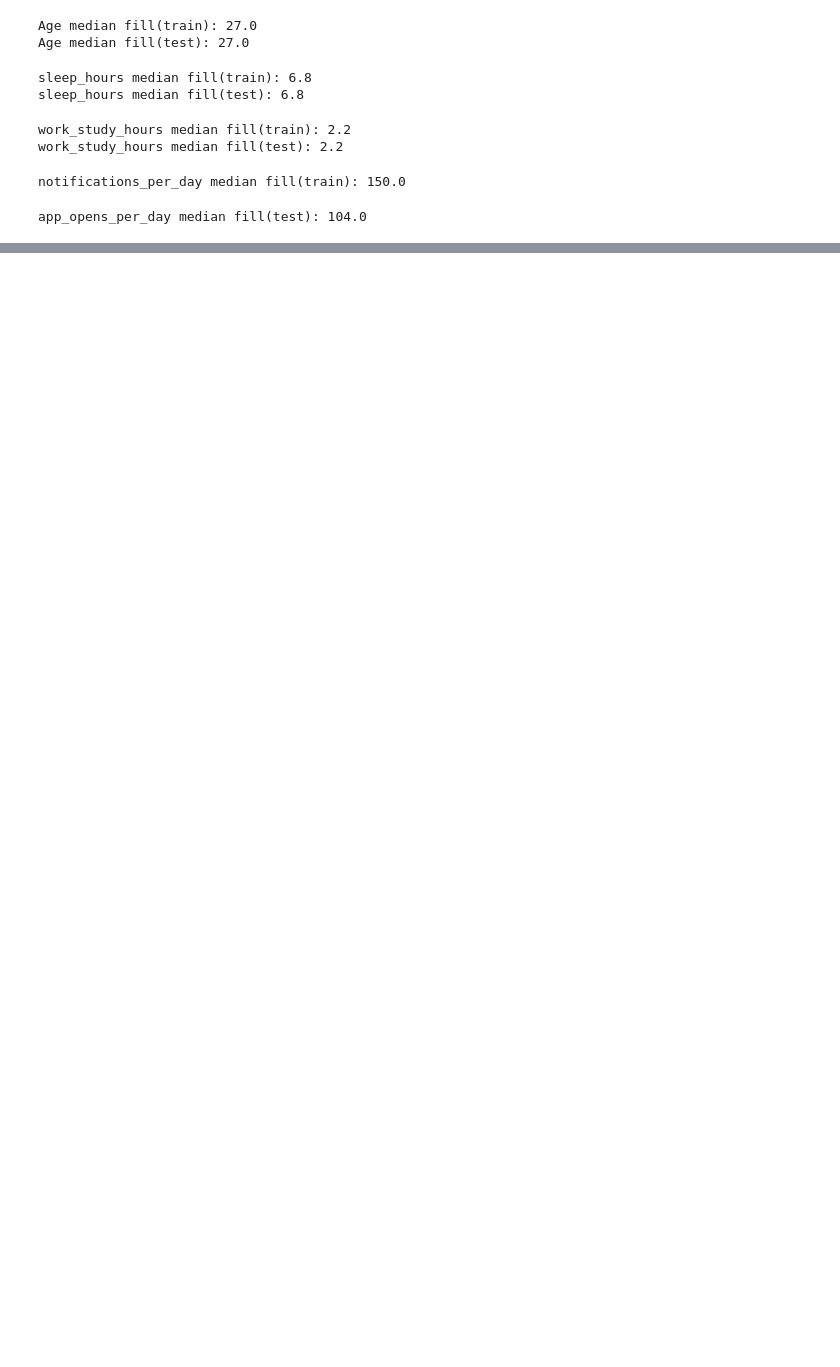
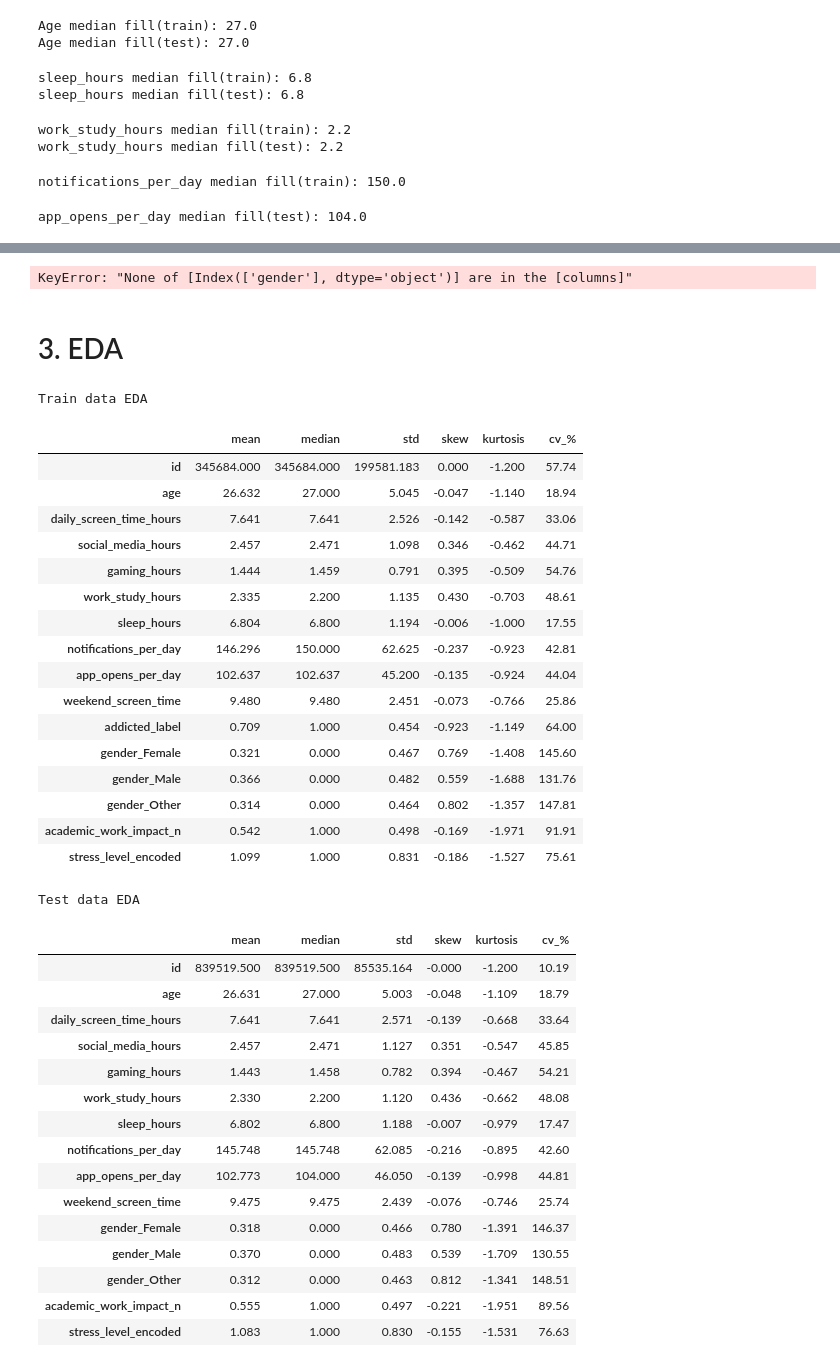
Before and after one commit to kamxsato/MIS444_Final_Project, a Jupyter notebook: 24104087_Final_Project.ipynb, the cells around one changed output, grey strips where cells are left out. Cells and saved outputs as stored; diff of their text form; code cells hidden in the pictures; blank space fills up the shorter version.

```diff
--- a/24104087_Final_Project.ipynb
+++ b/24104087_Final_Project.ipynb
@@ -272,0 +508,80 @@ test['notifications_per_day'] = KNNImputer(n_neighbors= 3, weights= "distance").
+# %%
+# 2.6 Encode Categorial data
+# 2.6.1 Encode gender using One-hot encoding
+
+train = pd.get_dummies(
+    train,
+    columns = ['gender'],
+    dtype=int
+)
+test = pd.get_dummies(
+    test,
+    columns = ['gender'],
+    dtype=int
+)
+# %% [output]
+KeyError: "None of [Index(['gender'], dtype='object')] are in the [columns]"
+# %%
+# 2.6.2 Encode stress_level using ordinal encoding
+
+train['stress_level_encoded'] = OrdinalEncoder(categories=[['Low', 'Medium', 'High']]).fit_transform(train[['stress_level']])
+test['stress_level_encoded'] = OrdinalEncoder(categories=[['Low', 'Medium', 'High']]).fit_transform(test[['stress_level']])
+# %%
+# 2.6.3 Encode academic_work_impact using label encoder
+
+train['academic_work_impact_n'] = LabelEncoder().fit_transform(train['academic_work_impact'])
+test['academic_work_impact_n'] = LabelEncoder().fit_transform(test['academic_work_impact'])
+# %% [markdown]
+# 3. EDA
+# %%
+# 3.1 Univariate
+num_cols_train = train.select_dtypes(include='number').columns.tolist()
+stats_train = train[num_cols_train].agg(['mean','median','std','skew']).T
+stats_train['kurtosis'] = train[num_cols_train].kurtosis()
+stats_train['cv_%'] = (train[num_cols_train].std() / train[num_cols_train].mean() * 100).round(2)
+
+num_cols_test = test.select_dtypes(include='number').columns.tolist()
+stats_test = test[num_cols_test].agg(['mean','median','std','skew']).T
+stats_test['kurtosis'] = test[num_cols_test].kurtosis()
+stats_test['cv_%'] = (test[num_cols_test].std() / test[num_cols_test].mean() * 100).round(2)
+
+print(f'Train data EDA')
+display(stats_train.round(3))
+print(f'Test data EDA')
+display(stats_test.round(3))
+# %% [output]
+Train data EDA
+|  | mean | median | std | skew | kurtosis | cv_% |
+| id | 345684.000 | 345684.000 | 199581.183 | 0.000 | -1.200 | 57.74 |
+| age | 26.632 | 27.000 | 5.045 | -0.047 | -1.140 | 18.94 |
+| daily_screen_time_hours | 7.641 | 7.641 | 2.526 | -0.142 | -0.587 | 33.06 |
+| social_media_hours | 2.457 | 2.471 | 1.098 | 0.346 | -0.462 | 44.71 |
+| gaming_hours | 1.444 | 1.459 | 0.791 | 0.395 | -0.509 | 54.76 |
+| work_study_hours | 2.335 | 2.200 | 1.135 | 0.430 | -0.703 | 48.61 |
+| sleep_hours | 6.804 | 6.800 | 1.194 | -0.006 | -1.000 | 17.55 |
+| notifications_per_day | 146.296 | 150.000 | 62.625 | -0.237 | -0.923 | 42.81 |
+| app_opens_per_day | 102.637 | 102.637 | 45.200 | -0.135 | -0.924 | 44.04 |
+| weekend_screen_time | 9.480 | 9.480 | 2.451 | -0.073 | -0.766 | 25.86 |
+| addicted_label | 0.709 | 1.000 | 0.454 | -0.923 | -1.149 | 64.00 |
+| gender_Female | 0.321 | 0.000 | 0.467 | 0.769 | -1.408 | 145.60 |
+| gender_Male | 0.366 | 0.000 | 0.482 | 0.559 | -1.688 | 131.76 |
+| gender_Other | 0.314 | 0.000 | 0.464 | 0.802 | -1.357 | 147.81 |
+| academic_work_impact_n | 0.542 | 1.000 | 0.498 | -0.169 | -1.971 | 91.91 |
+| stress_level_encoded | 1.099 | 1.000 | 0.831 | -0.186 | -1.527 | 75.61 |
+Test data EDA
+|  | mean | median | std | skew | kurtosis | cv_% |
+| id | 839519.500 | 839519.500 | 85535.164 | -0.000 | -1.200 | 10.19 |
+| age | 26.631 | 27.000 | 5.003 | -0.048 | -1.109 | 18.79 |
+| daily_screen_time_hours | 7.641 | 7.641 | 2.571 | -0.139 | -0.668 | 33.64 |
+| social_media_hours | 2.457 | 2.471 | 1.127 | 0.351 | -0.547 | 45.85 |
+| gaming_hours | 1.443 | 1.458 | 0.782 | 0.394 | -0.467 | 54.21 |
+| work_study_hours | 2.330 | 2.200 | 1.120 | 0.436 | -0.662 | 48.08 |
+| sleep_hours | 6.802 | 6.800 | 1.188 | -0.007 | -0.979 | 17.47 |
+| notifications_per_day | 145.748 | 145.748 | 62.085 | -0.216 | -0.895 | 42.60 |
+| app_opens_per_day | 102.773 | 104.000 | 46.050 | -0.139 | -0.998 | 44.81 |
+| weekend_screen_time | 9.475 | 9.475 | 2.439 | -0.076 | -0.746 | 25.74 |
+| gender_Female | 0.318 | 0.000 | 0.466 | 0.780 | -1.391 | 146.37 |
+| gender_Male | 0.370 | 0.000 | 0.483 | 0.539 | -1.709 | 130.55 |
+| gender_Other | 0.312 | 0.000 | 0.463 | 0.812 | -1.341 | 148.51 |
+| academic_work_impact_n | 0.555 | 1.000 | 0.497 | -0.221 | -1.951 | 89.56 |
+| stress_level_encoded | 1.083 | 1.000 | 0.830 | -0.155 | -1.531 | 76.63 |
```
Also changed, not shown: parts of 19 cells of this notebook.
